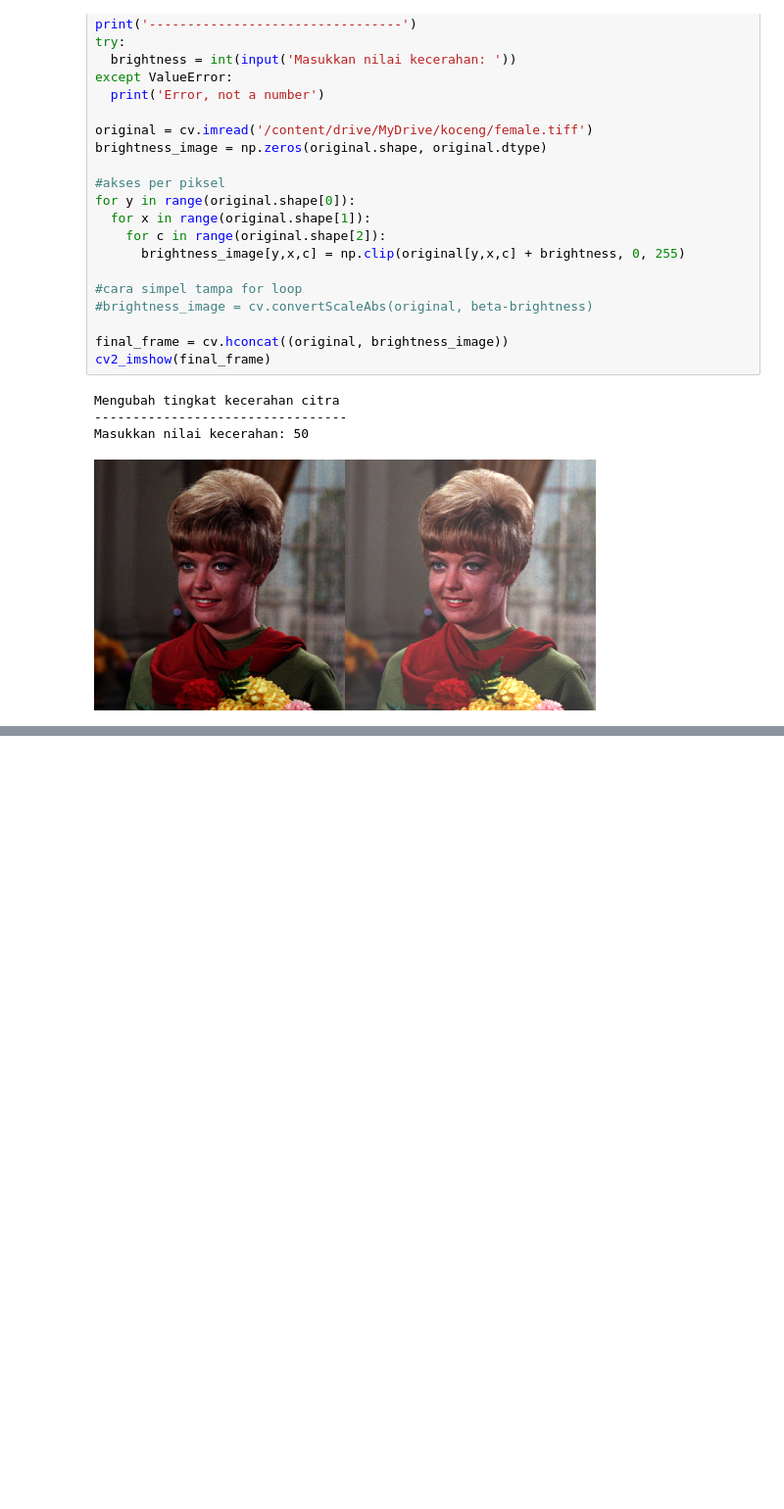
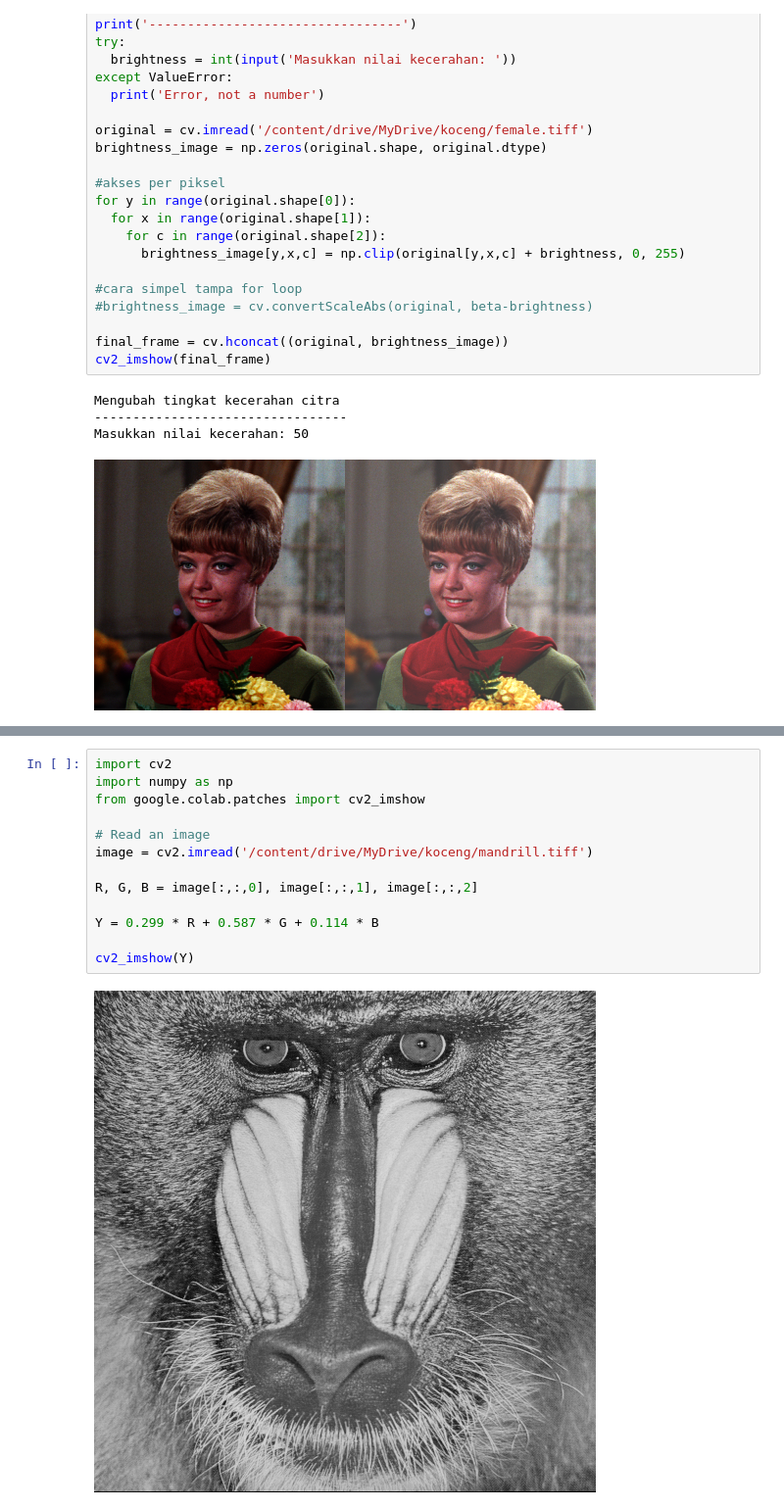
Before and after one commit to NN2777/Phyton-Image-Processing, a Jupyter notebook: Praktikum Week3.ipynb, the cells around one changed output, grey strips where cells are left out. Shown at 98% size. Drawn from its saved outputs; the diff is of its cells as text; blank space fills up the shorter version.

```diff
--- a/Praktikum Week3.ipynb
+++ b/Praktikum Week3.ipynb
@@ -37,0 +106,15 @@ Masukkan nilai kecerahan: 50
+# %%
+import cv2
+import numpy as np
+from google.colab.patches import cv2_imshow
+
+# Read an image
+image = cv2.imread('/content/drive/MyDrive/koceng/mandrill.tiff')
+
+R, G, B = image[:,:,0], image[:,:,1], image[:,:,2]
+
+Y = 0.299 * R + 0.587 * G + 0.114 * B
+
+cv2_imshow(Y)
+# %% [output]
+[figure, added]
```
Also changed, not shown: parts of 5 cells of this notebook.
